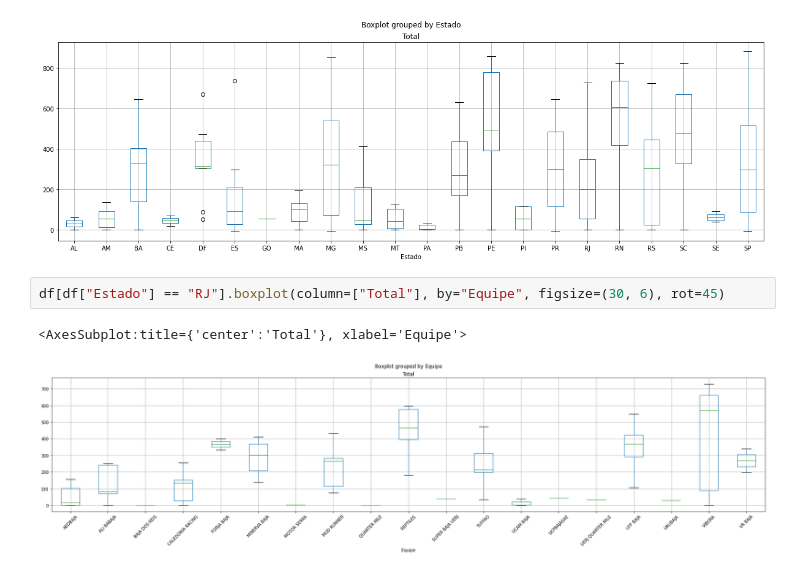
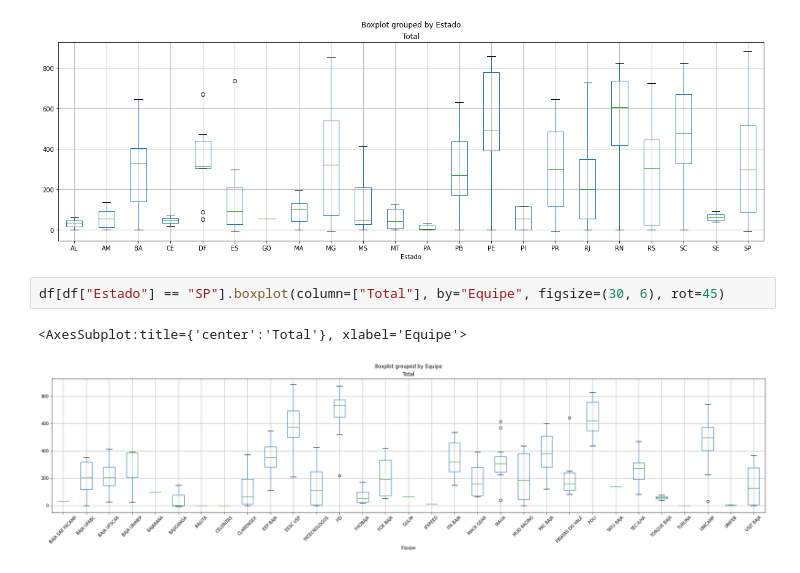
Before and after one commit to matheus-hoffmann/BajaCompetitions, a Jupyter notebook: BajaCompetitionsExploratoryAnalysis.ipynb, the cells around one changed output. Cells and saved outputs as stored; diff of their text form.

```diff
--- a/BajaCompetitionsExploratoryAnalysis.ipynb
+++ b/BajaCompetitionsExploratoryAnalysis.ipynb
@@ -122,7 +122,7 @@ df.boxplot(column=["Total"], by="Estado", figsize=(20, 6))
 <AxesSubplot:title={'center':'Total'}, xlabel='Estado'>
 [figure]
 # %%
-df[df["Estado"] == "RJ"].boxplot(column=["Total"], by="Equipe", figsize=(30, 6), rot=45)
+df[df["Estado"] == "SP"].boxplot(column=["Total"], by="Equipe", figsize=(30, 6), rot=45)
 # %% [output]
 <AxesSubplot:title={'center':'Total'}, xlabel='Equipe'>
-[figure, old version]
+[figure, new version]
```
Also changed, not shown: parts of 3 cells of this notebook, 1 other file.
